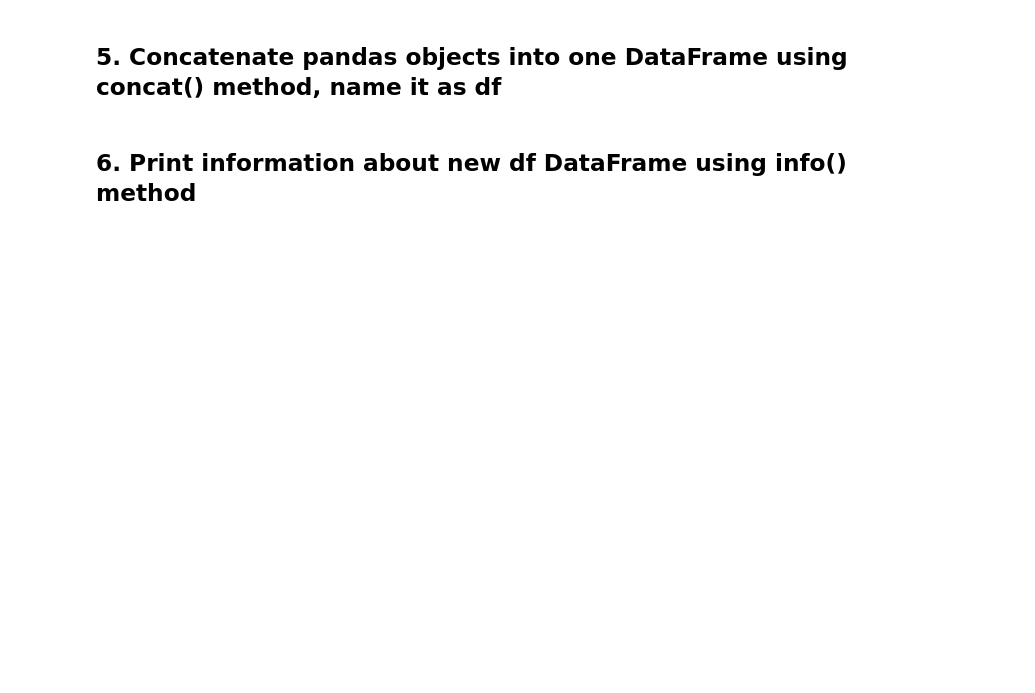
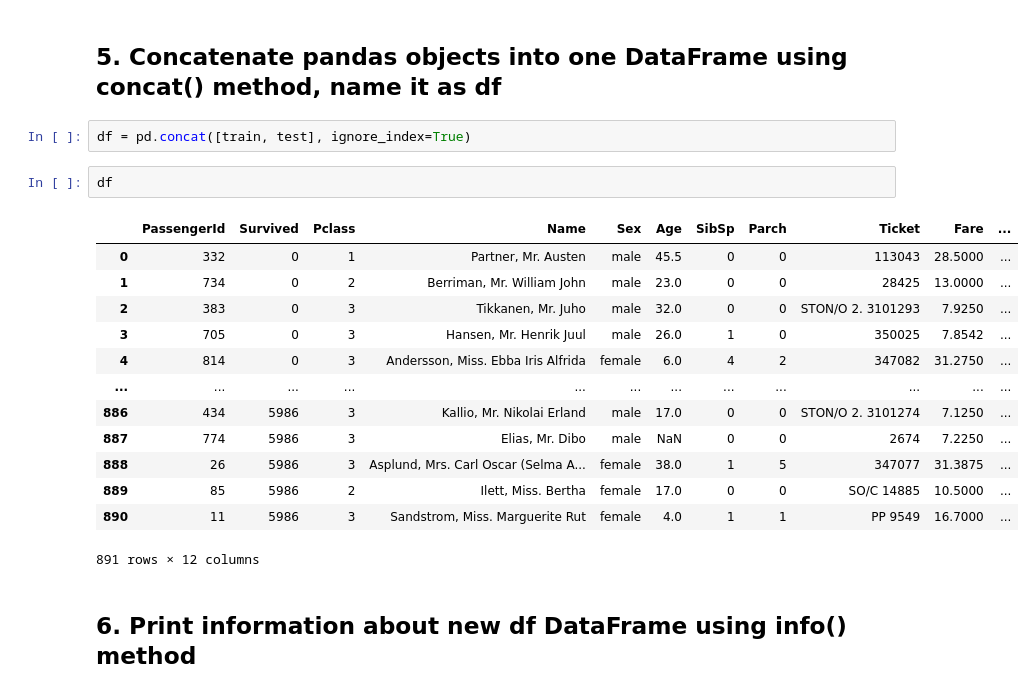
Before and after one commit to MarkBelyi/EDA_ML, a Jupyter notebook: ML/lab_1.ipynb, the cells around one changed output. Saved outputs shown, nothing was run; the diff lists cells and outputs as text; blank space fills up the shorter version.

```diff
--- a/ML/lab_1.ipynb
+++ b/ML/lab_1.ipynb
@@ -27,4 +95,22 @@ NameError: name 'test' is not defined
 # %% [markdown]
 ## 5. Concatenate pandas objects into one DataFrame using concat() method, name it as df
+# %%
+df = pd.concat([train, test], ignore_index=True)
+# %%
+df
+# %% [output]
+|  | PassengerId | Survived | Pclass | Name | Sex | Age | SibSp | Parch | Ticket | Fare | ... |
+| 0 | 332 | 0 | 1 | Partner, Mr. Austen | male | 45.5 | 0 | 0 | 113043 | 28.5000 | ... |
+| 1 | 734 | 0 | 2 | Berriman, Mr. William John | male | 23.0 | 0 | 0 | 28425 | 13.0000 | ... |
+| 2 | 383 | 0 | 3 | Tikkanen, Mr. Juho | male | 32.0 | 0 | 0 | STON/O 2. 3101293 | 7.9250 | ... |
+| 3 | 705 | 0 | 3 | Hansen, Mr. Henrik Juul | male | 26.0 | 1 | 0 | 350025 | 7.8542 | ... |
+| 4 | 814 | 0 | 3 | Andersson, Miss. Ebba Iris Alfrida | female | 6.0 | 4 | 2 | 347082 | 31.2750 | ... |
+| ... | ... | ... | ... | ... | ... | ... | ... | ... | ... | ... | ... |
+| 886 | 434 | 5986 | 3 | Kallio, Mr. Nikolai Erland | male | 17.0 | 0 | 0 | STON/O 2. 3101274 | 7.1250 | ... |
+| 887 | 774 | 5986 | 3 | Elias, Mr. Dibo | male | NaN | 0 | 0 | 2674 | 7.2250 | ... |
+| 888 | 26 | 5986 | 3 | Asplund, Mrs. Carl Oscar (Selma A... | female | 38.0 | 1 | 5 | 347077 | 31.3875 | ... |
+| 889 | 85 | 5986 | 2 | Ilett, Miss. Bertha | female | 17.0 | 0 | 0 | SO/C 14885 | 10.5000 | ... |
+| 890 | 11 | 5986 | 3 | Sandstrom, Miss. Marguerite Rut | female | 4.0 | 1 | 1 | PP 9549 | 16.7000 | ... |
+891 rows × 12 columns
 # %% [markdown]
 ## 6. Print information about new df DataFrame using info() method
```
Also changed, not shown: parts of 42 cells of this notebook, 2 other files.
